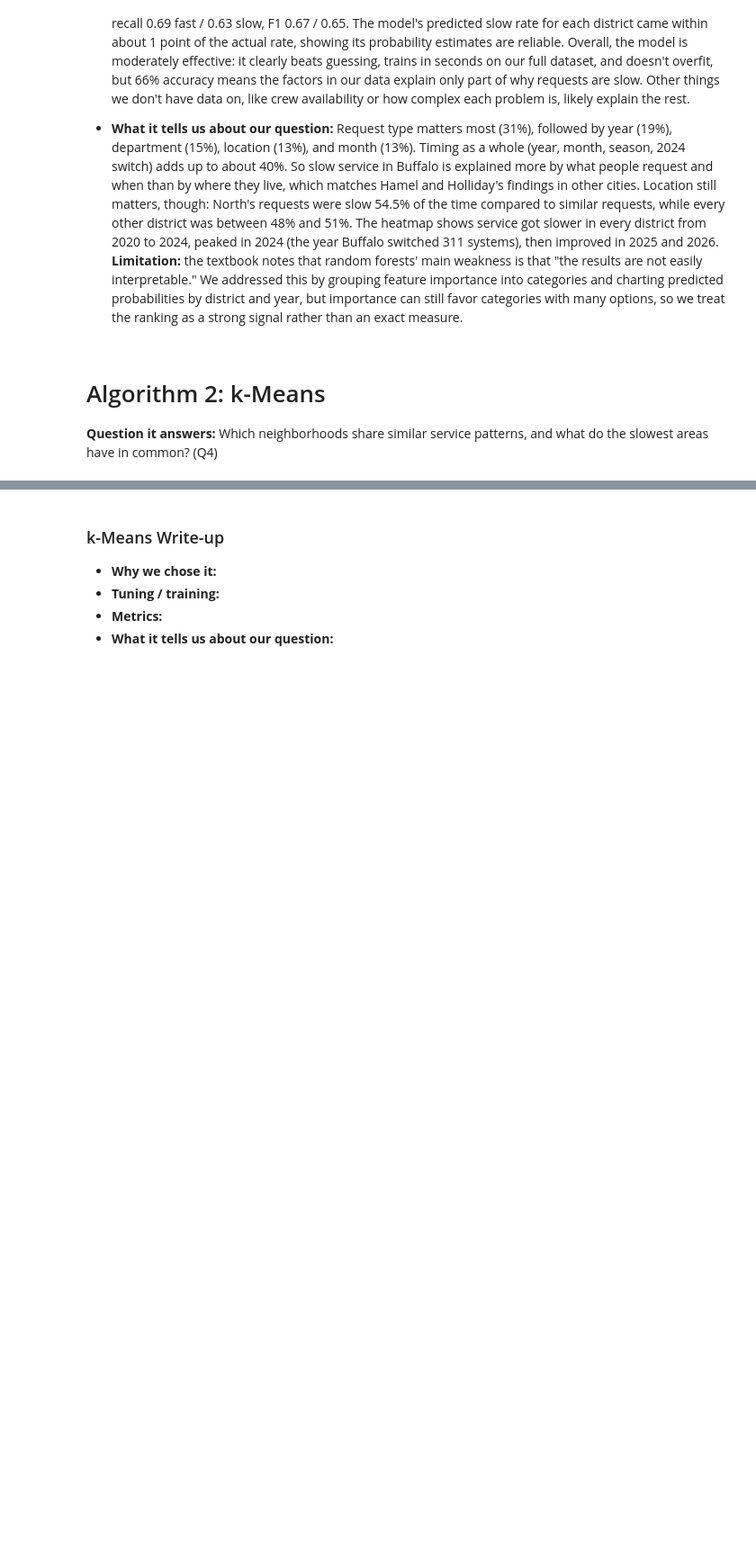
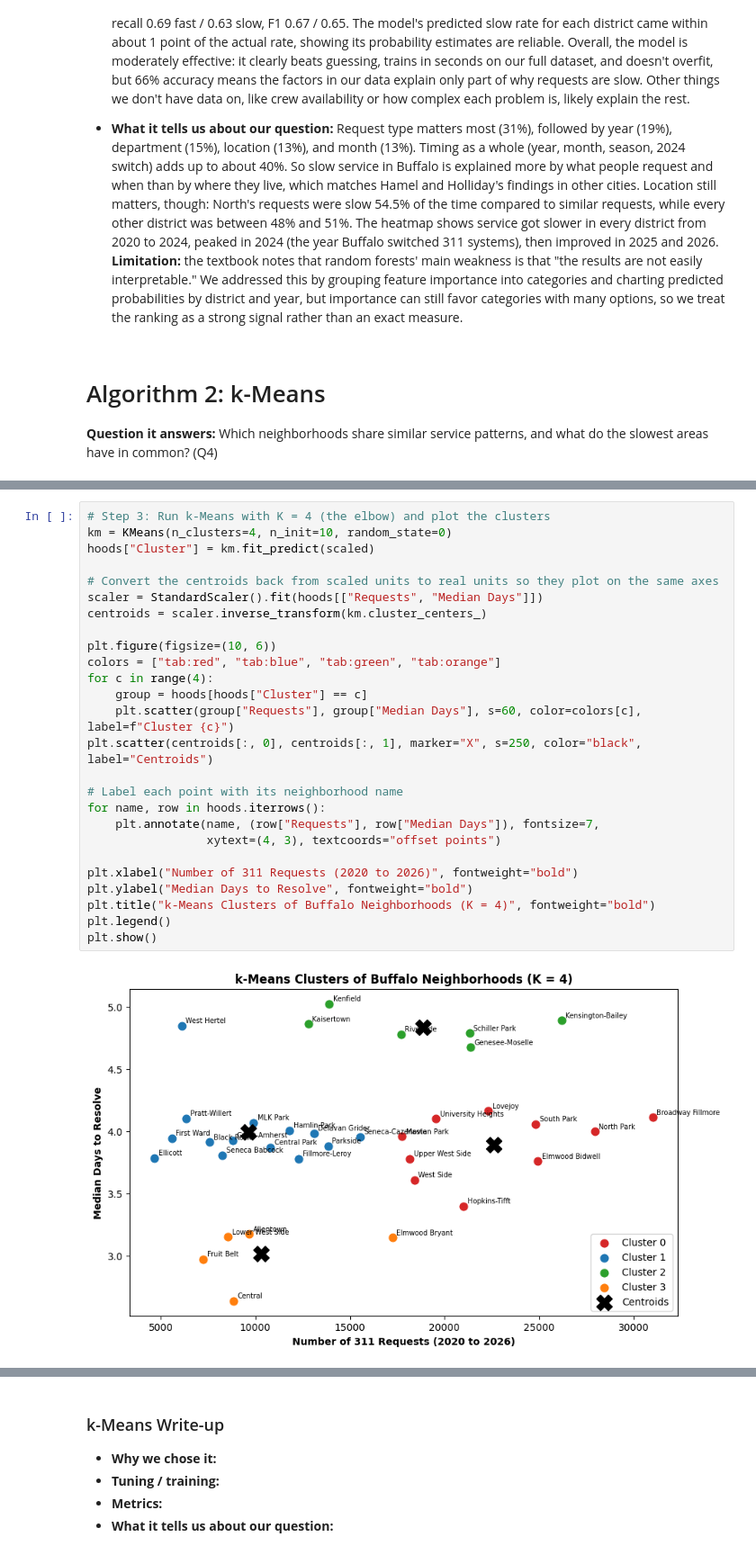
Before and after one commit to JoshuaCongHu/CTRL-Freaks, a Jupyter notebook: phase2/src/phase2_C.ipynb, the cells around one changed output, grey strips where cells are left out. Shown at 90% size. Saved outputs shown, nothing was run; the diff lists cells and outputs as text; blank space fills up the shorter version.

```diff
--- a/phase2/src/phase2_C.ipynb
+++ b/phase2/src/phase2_C.ipynb
@@ -983,0 +1039,28 @@ NORTH            53.7    54.5
+# %%
+# Step 3: Run k-Means with K = 4 (the elbow) and plot the clusters
+km = KMeans(n_clusters=4, n_init=10, random_state=0)
+hoods["Cluster"] = km.fit_predict(scaled)
+
+# Convert the centroids back from scaled units to real units so they plot on the same axes
+scaler = StandardScaler().fit(hoods[["Requests", "Median Days"]])
+centroids = scaler.inverse_transform(km.cluster_centers_)
+
+plt.figure(figsize=(10, 6))
+colors = ["tab:red", "tab:blue", "tab:green", "tab:orange"]
+for c in range(4):
+    group = hoods[hoods["Cluster"] == c]
+    plt.scatter(group["Requests"], group["Median Days"], s=60, color=colors[c], label=f"Cluster {c}")
+plt.scatter(centroids[:, 0], centroids[:, 1], marker="X", s=250, color="black", label="Centroids")
+
+# Label each point with its neighborhood name
+for name, row in hoods.iterrows():
+    plt.annotate(name, (row["Requests"], row["Median Days"]), fontsize=7,
+                 xytext=(4, 3), textcoords="offset points")
+
+plt.xlabel("Number of 311 Requests (2020 to 2026)", fontweight="bold")
+plt.ylabel("Median Days to Resolve", fontweight="bold")
+plt.title("k-Means Clusters of Buffalo Neighborhoods (K = 4)", fontweight="bold")
+plt.legend()
+plt.show()
+# %% [output]
+[figure, added]
```
Also changed, not shown: parts of 5 cells of this notebook.
